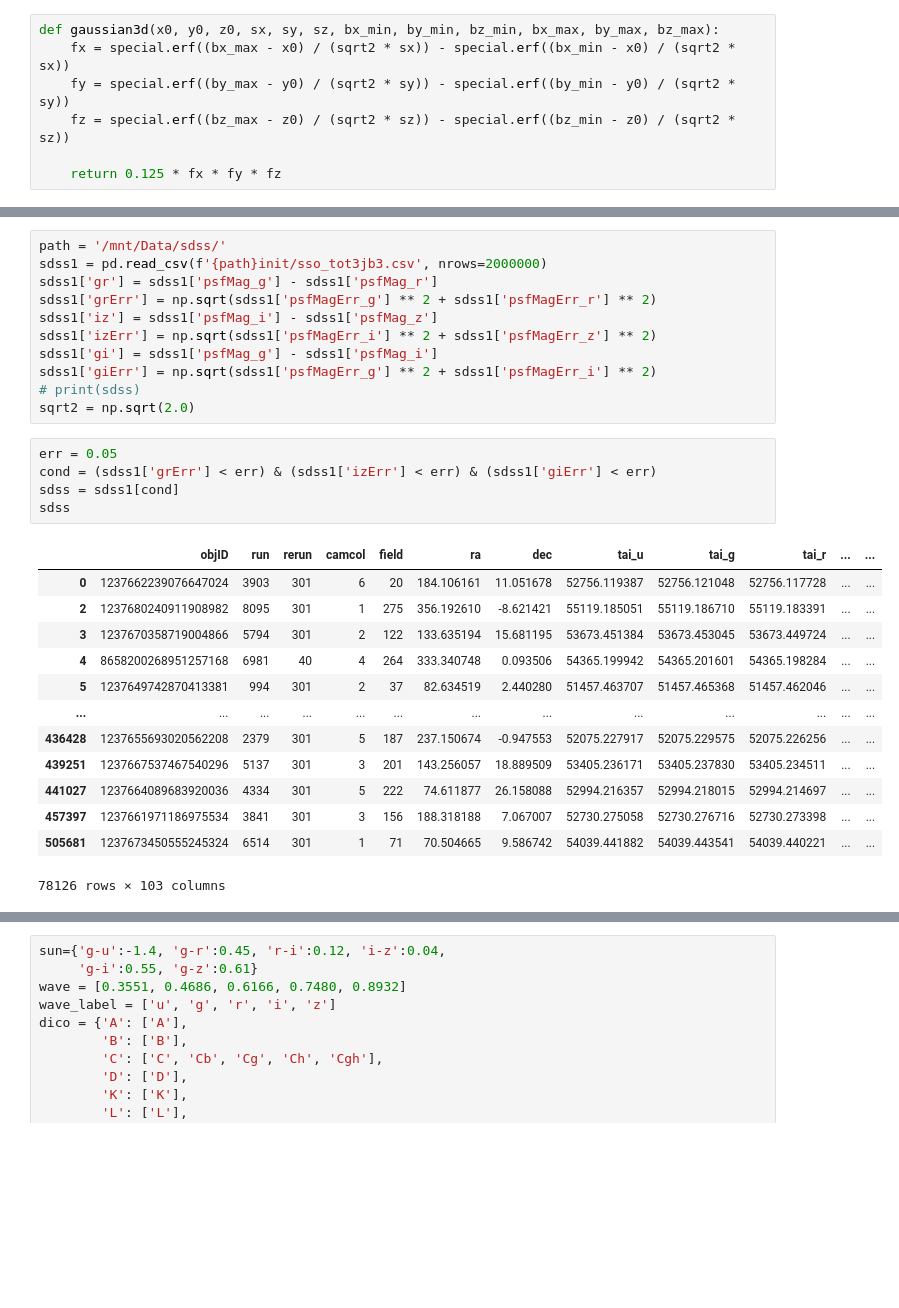
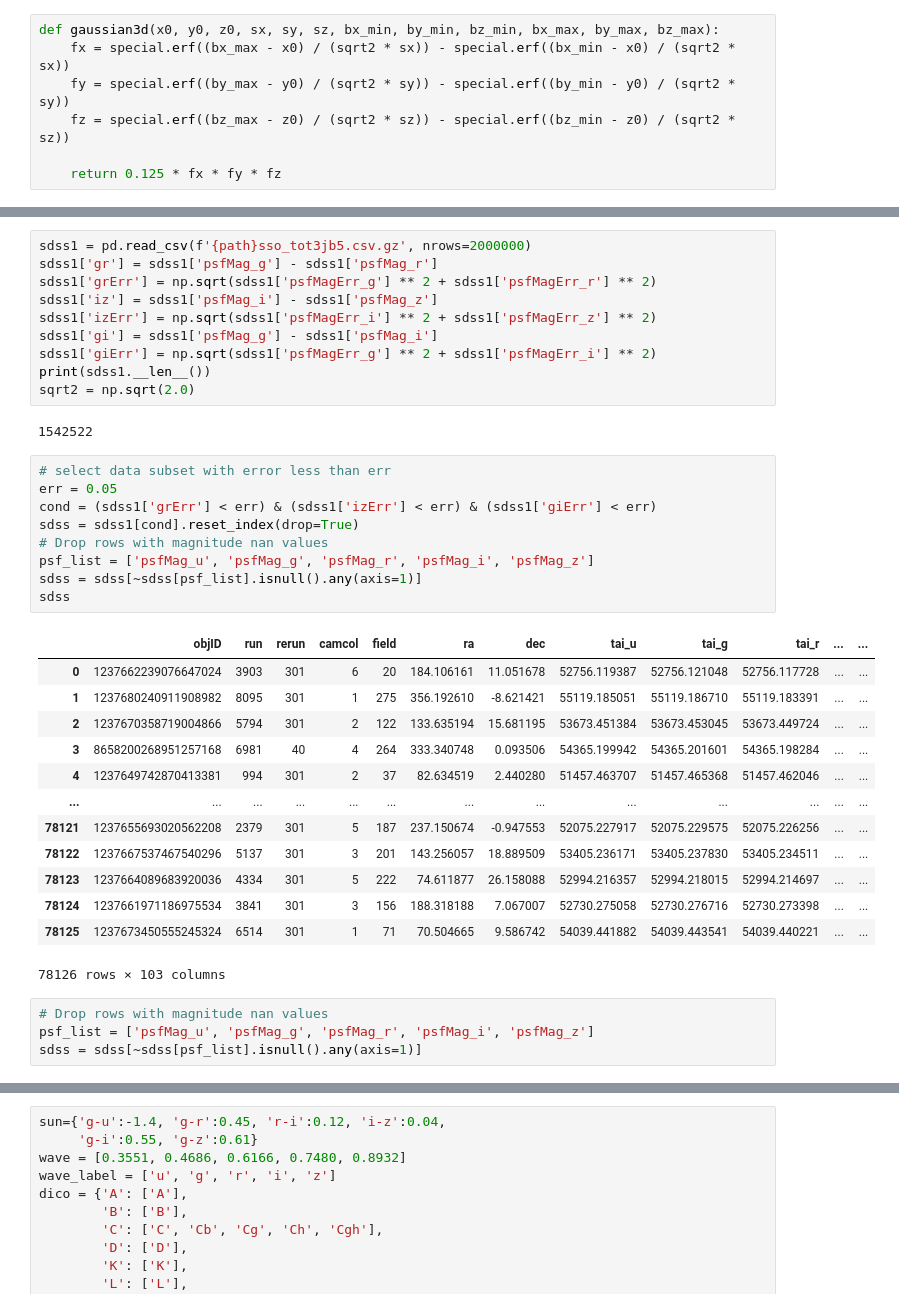
Before and after one commit to AlexeySergeyev/myutils, a Jupyter notebook: taxoCa.ipynb, the cells around one changed output, grey strips where cells are left out. Drawn from its saved outputs; the diff is of its cells as text; blank space fills up the shorter version.

```diff
--- a/taxoCa.ipynb
+++ b/taxoCa.ipynb
@@ -43,33 +132,42 @@ print(sdss_list)
 # %%
-path = '/mnt/Data/sdss/'
-sdss1 = pd.read_csv(f'{path}init/sso_tot3jb3.csv', nrows=2000000)
+sdss1 = pd.read_csv(f'{path}sso_tot3jb5.csv.gz', nrows=2000000)
 sdss1['gr'] = sdss1['psfMag_g'] - sdss1['psfMag_r']
 sdss1['grErr'] = np.sqrt(sdss1['psfMagErr_g'] ** 2 + sdss1['psfMagErr_r'] ** 2)
 sdss1['iz'] = sdss1['psfMag_i'] - sdss1['psfMag_z']
 sdss1['izErr'] = np.sqrt(sdss1['psfMagErr_i'] ** 2 + sdss1['psfMagErr_z'] ** 2)
 sdss1['gi'] = sdss1['psfMag_g'] - sdss1['psfMag_i']
 sdss1['giErr'] = np.sqrt(sdss1['psfMagErr_g'] ** 2 + sdss1['psfMagErr_i'] ** 2)
-# print(sdss)
+print(sdss1.__len__())
 sqrt2 = np.sqrt(2.0)
+# %% [output]
+1542522
 # %%
+# select data subset with error less than err
 err = 0.05
 cond = (sdss1['grErr'] < err) & (sdss1['izErr'] < err) & (sdss1['giErr'] < err)
-sdss = sdss1[cond]
+sdss = sdss1[cond].reset_index(drop=True)
+# Drop rows with magnitude nan values
+psf_list = ['psfMag_u', 'psfMag_g', 'psfMag_r', 'psfMag_i', 'psfMag_z']
+sdss = sdss[~sdss[psf_list].isnull().any(axis=1)]
 sdss
 # %% [output]
 |  | objID | run | rerun | camcol | field | ra | dec | tai_u | tai_g | tai_r | ... | ... |
 | 0 | 1237662239076647024 | 3903 | 301 | 6 | 20 | 184.106161 | 11.051678 | 52756.119387 | 52756.121048 | 52756.117728 | ... | ... |
-| 2 | 1237680240911908982 | 8095 | 301 | 1 | 275 | 356.192610 | -8.621421 | 55119.185051 | 55119.186710 | 55119.183391 | ... | ... |
-| 3 | 1237670358719004866 | 5794 | 301 | 2 | 122 | 133.635194 | 15.681195 | 53673.451384 | 53673.453045 | 53673.449724 | ... | ... |
-| 4 | 8658200268951257168 | 6981 | 40 | 4 | 264 | 333.340748 | 0.093506 | 54365.199942 | 54365.201601 | 54365.198284 | ... | ... |
-| 5 | 1237649742870413381 | 994 | 301 | 2 | 37 | 82.634519 | 2.440280 | 51457.463707 | 51457.465368 | 51457.462046 | ... | ... |
+| 1 | 1237680240911908982 | 8095 | 301 | 1 | 275 | 356.192610 | -8.621421 | 55119.185051 | 55119.186710 | 55119.183391 | ... | ... |
+| 2 | 1237670358719004866 | 5794 | 301 | 2 | 122 | 133.635194 | 15.681195 | 53673.451384 | 53673.453045 | 53673.449724 | ... | ... |
+| 3 | 8658200268951257168 | 6981 | 40 | 4 | 264 | 333.340748 | 0.093506 | 54365.199942 | 54365.201601 | 54365.198284 | ... | ... |
+| 4 | 1237649742870413381 | 994 | 301 | 2 | 37 | 82.634519 | 2.440280 | 51457.463707 | 51457.465368 | 51457.462046 | ... | ... |
 | ... | ... | ... | ... | ... | ... | ... | ... | ... | ... | ... | ... | ... |
-| 436428 | 1237655693020562208 | 2379 | 301 | 5 | 187 | 237.150674 | -0.947553 | 52075.227917 | 52075.229575 | 52075.226256 | ... | ... |
-| 439251 | 1237667537467540296 | 5137 | 301 | 3 | 201 | 143.256057 | 18.889509 | 53405.236171 | 53405.237830 | 53405.234511 | ... | ... |
-| 441027 | 1237664089683920036 | 4334 | 301 | 5 | 222 | 74.611877 | 26.158088 | 52994.216357 | 52994.218015 | 52994.214697 | ... | ... |
-| 457397 | 1237661971186975534 | 3841 | 301 | 3 | 156 | 188.318188 | 7.067007 | 52730.275058 | 52730.276716 | 52730.273398 | ... | ... |
-| 505681 | 1237673450555245324 | 6514 | 301 | 1 | 71 | 70.504665 | 9.586742 | 54039.441882 | 54039.443541 | 54039.440221 | ... | ... |
+| 78121 | 1237655693020562208 | 2379 | 301 | 5 | 187 | 237.150674 | -0.947553 | 52075.227917 | 52075.229575 | 52075.226256 | ... | ... |
+| 78122 | 1237667537467540296 | 5137 | 301 | 3 | 201 | 143.256057 | 18.889509 | 53405.236171 | 53405.237830 | 53405.234511 | ... | ... |
+| 78123 | 1237664089683920036 | 4334 | 301 | 5 | 222 | 74.611877 | 26.158088 | 52994.216357 | 52994.218015 | 52994.214697 | ... | ... |
+| 78124 | 1237661971186975534 | 3841 | 301 | 3 | 156 | 188.318188 | 7.067007 | 52730.275058 | 52730.276716 | 52730.273398 | ... | ... |
+| 78125 | 1237673450555245324 | 6514 | 301 | 1 | 71 | 70.504665 | 9.586742 | 54039.441882 | 54039.443541 | 54039.440221 | ... | ... |
 78126 rows × 103 columns
+# %%
+# Drop rows with magnitude nan values
+psf_list = ['psfMag_u', 'psfMag_g', 'psfMag_r', 'psfMag_i', 'psfMag_z']
+sdss = sdss[~sdss[psf_list].isnull().any(axis=1)]
 # %%
 areas_gauss = np.zeros(shape=(sdss.__len__(), bound.__len__() + 1), dtype=np.float)
 taxo_gauss = pd.DataFrame(columns=complex_list)
```
Also changed, not shown: parts of 19 cells of this notebook.
